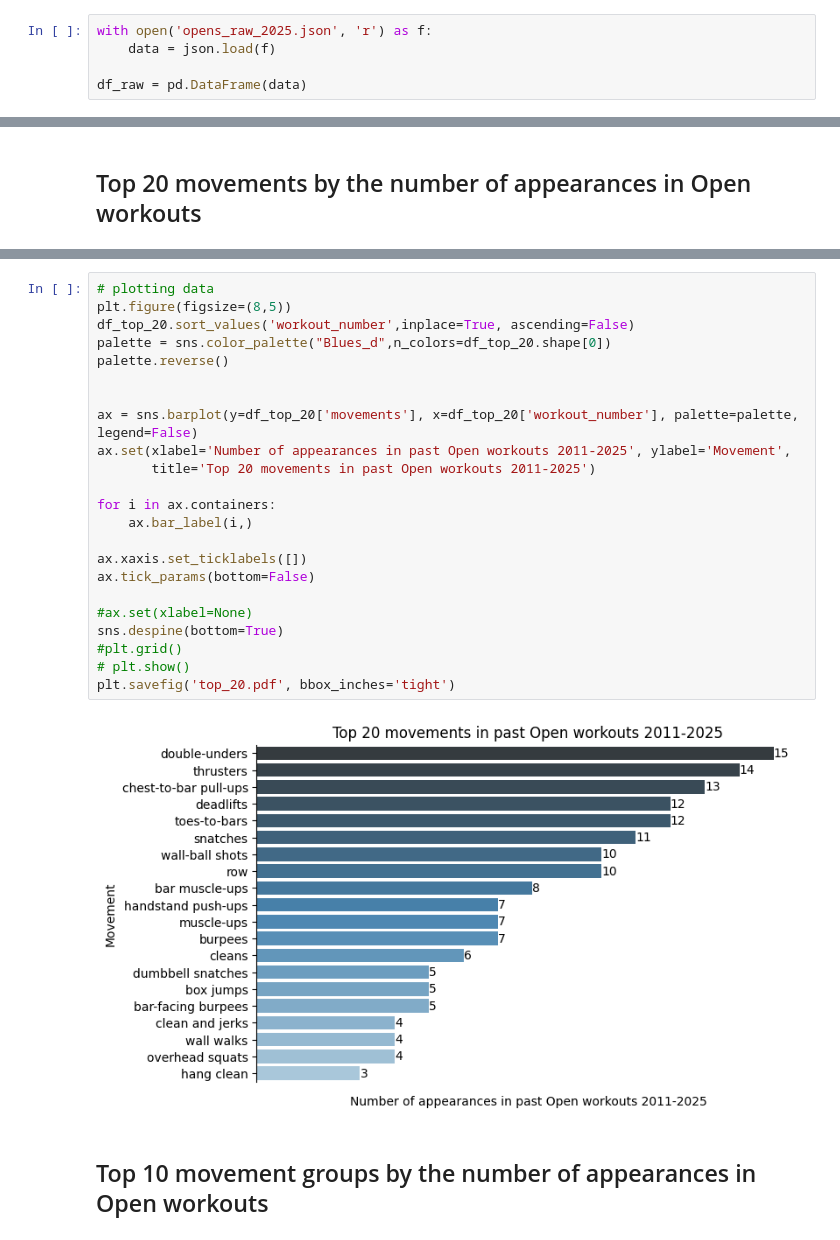
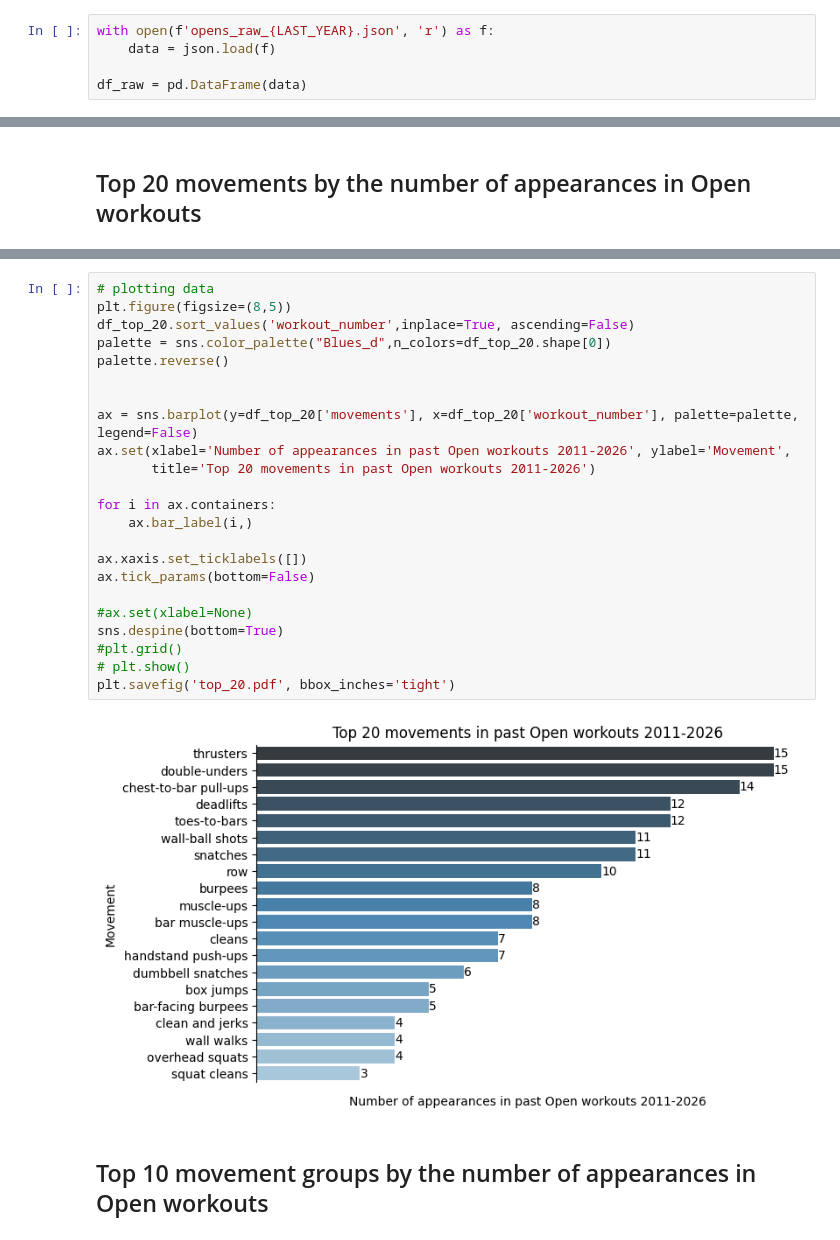
Before and after one commit to andriisoldatenko/crorssift_analytics, a Jupyter notebook: CrossFit Open Workouts analysis.ipynb, the cells around one changed output, grey strips where cells are left out. Saved outputs shown, nothing was run; the diff lists cells and outputs as text.

Commit message:
add opens 2026

```diff
--- a/CrossFit Open Workouts analysis.ipynb
+++ b/CrossFit Open Workouts analysis.ipynb
@@ -204,7 +204,7 @@ mapping_regexp_long = {
 # %% [markdown]
 # Reading data from JSON file
 # %%
-with open('opens_raw_2025.json', 'r') as f:
+with open(f'opens_raw_{LAST_YEAR}.json', 'r') as f:
     data = json.load(f)
 
 df_raw = pd.DataFrame(data)
@@ -334,28 +354,28 @@ df_top_20=df_grouped[0:20].reset_index(drop=True)
 # %%
 # plotting data
 plt.figure(figsize=(8,5))
 df_top_20.sort_values('workout_number',inplace=True, ascending=False)
 palette = sns.color_palette("Blues_d",n_colors=df_top_20.shape[0])
 palette.reverse()
 
 
 ax = sns.barplot(y=df_top_20['movements'], x=df_top_20['workout_number'], palette=palette, legend=False)
-ax.set(xlabel='Number of appearances in past Open workouts 2011-2025', ylabel='Movement',
-       title='Top 20 movements in past Open workouts 2011-2025')
+ax.set(xlabel='Number of appearances in past Open workouts 2011-2026', ylabel='Movement',
+       title='Top 20 movements in past Open workouts 2011-2026')
 
 for i in ax.containers:
     ax.bar_label(i,)
 
 ax.xaxis.set_ticklabels([])
 ax.tick_params(bottom=False)
 
 #ax.set(xlabel=None)
 sns.despine(bottom=True)
 #plt.grid()
 # plt.show()
 plt.savefig('top_20.pdf', bbox_inches='tight')
 # %% [output]
-[figure, old version]
+[figure, new version]
 # %% [markdown]
 ## Top 10 movement groups by the number of appearances in Open workouts
 # %%
```
Also changed, not shown: parts of 19 cells of this notebook, 3 other files.
